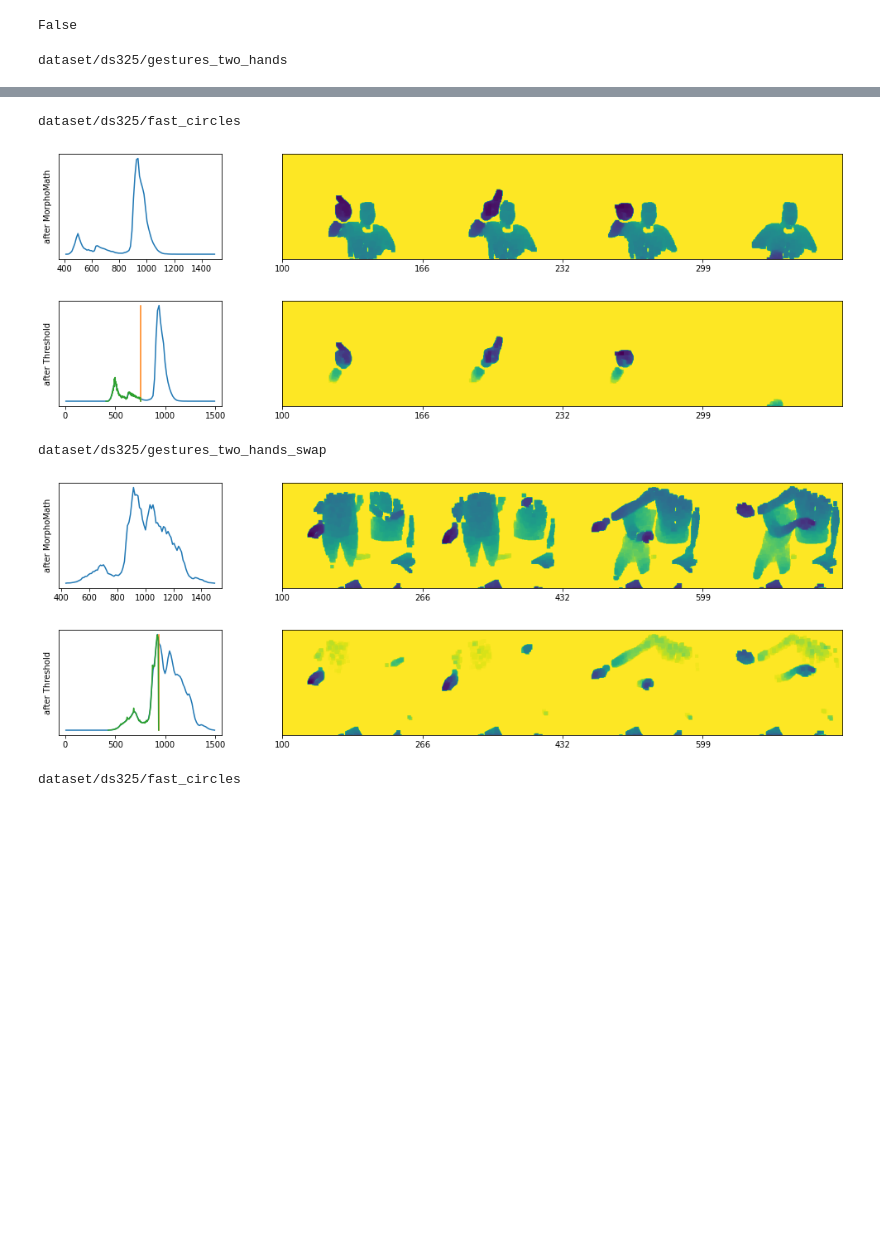
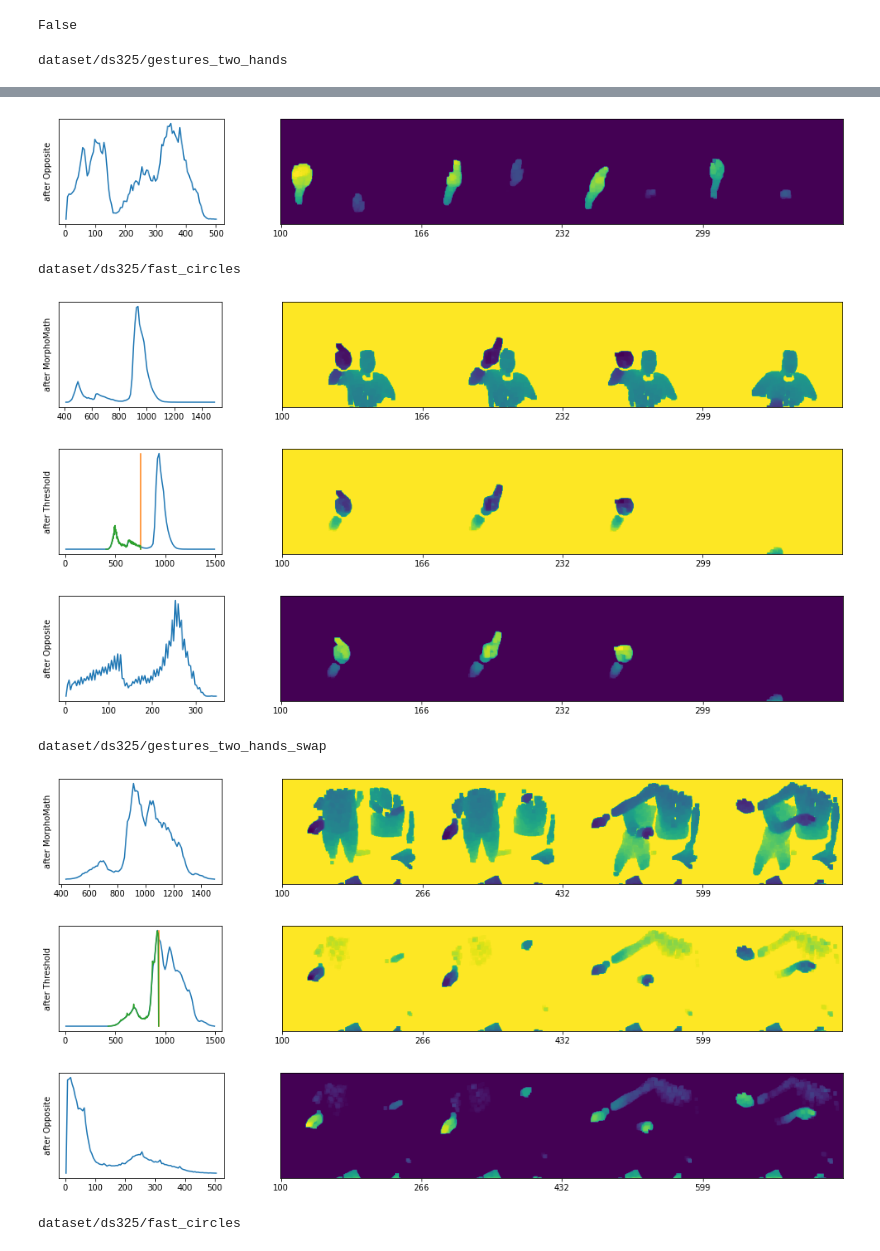
Before and after one commit to gabriel-vanzandycke/stroke_recognition, a Jupyter notebook: prototyping.ipynb, the cells around one changed output, grey strips where cells are left out. Cells and saved outputs as stored; diff of their text form; code cells hidden in the pictures; blank space fills up the shorter version.

```diff
--- a/prototyping.ipynb
+++ b/prototyping.ipynb
@@ -32,30 +32,34 @@ class Threshold(Operation):
 # %%
 from operations import *
 from stroke_detector import StrokeDetector
 
 detector = StrokeDetector([
     Clipping(range=(100, 1500)),
     MorphoMath("closing", kwargs={"footprint": np.ones((8, 8))}, debug=True),
     Threshold(debug=True),
+    Opposite(debug=True),
 ])
 
 for folder in [
     "dataset/ds325/gestures_two_hands",
     "dataset/ds325/fast_circles",
     "dataset/ds325/gestures_two_hands_swap",
 ]:
     print(folder)
     output = detector(folder=folder)
 # %% [output]
 dataset/ds325/gestures_two_hands
 [figure]
 [figure]
+[figure, new version]
 dataset/ds325/fast_circles
-[figure, old version]
-[figure, old version]
+[figure, new version]
-dataset/ds325/gestures_two_hands_swap
-[figure, old version]
+[figure, new version]
-[figure, old version]
+[figure, new version]
+dataset/ds325/gestures_two_hands_swap
+[figure, added]
+[figure, added]
+[figure, added]
 # %%
 for folder in filter(lambda x: '.txt' not in x, tqdm(sorted(glob.glob("dataset/*/*")))):
     print(folder)
```
